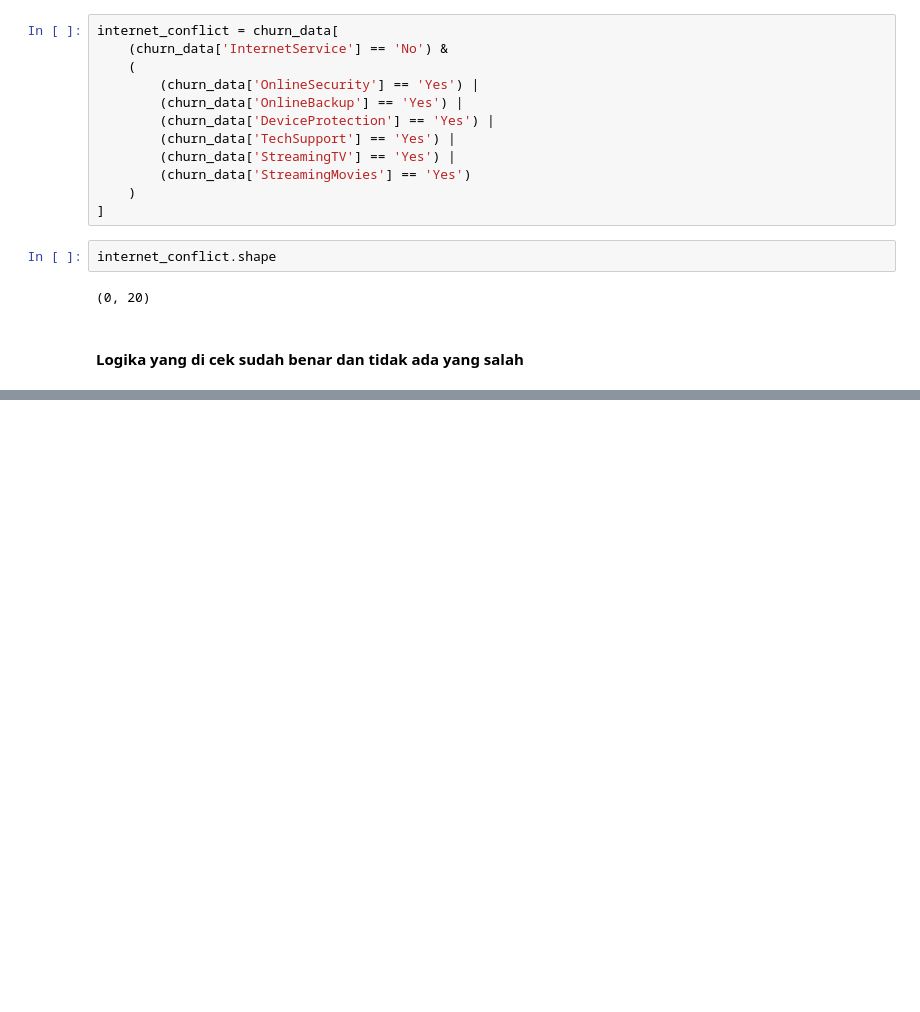
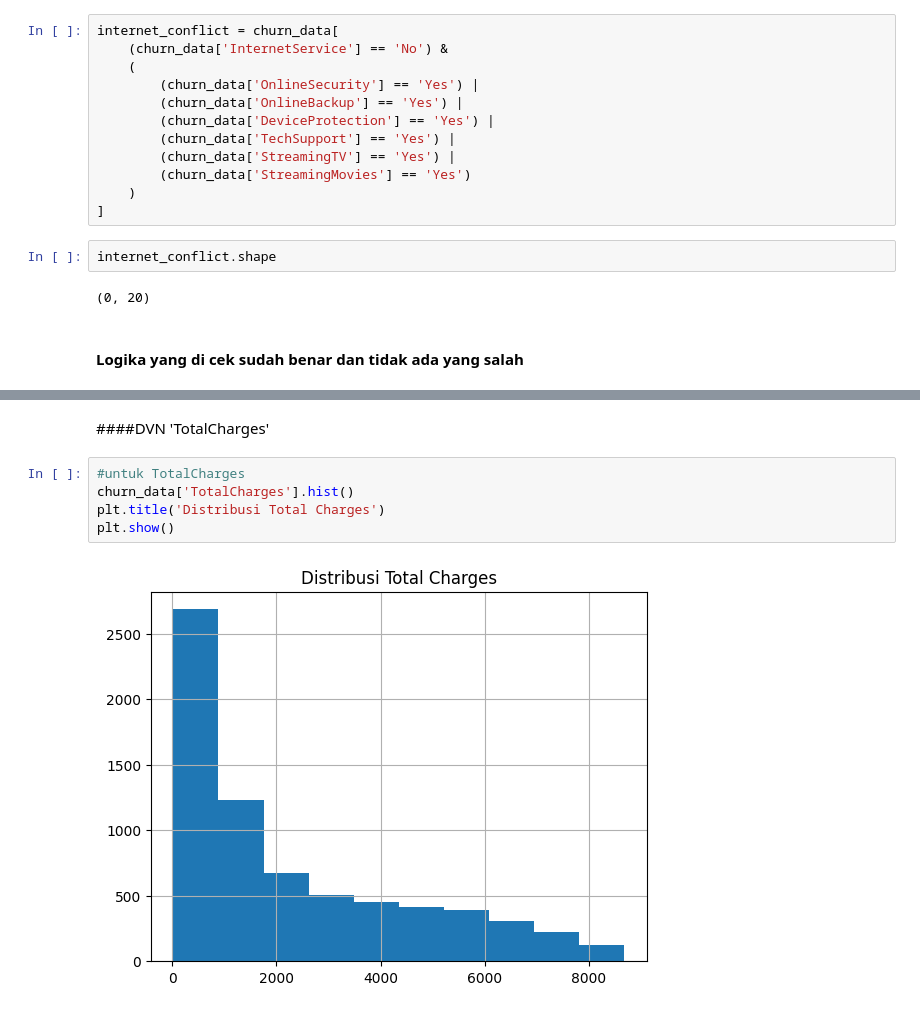
Before and after one commit to kumisganteng/Data-Analytics-Projects, a Jupyter notebook: Improving_Customer_Retention_Analysis.ipynb, the cells around one changed output, grey strips where cells are left out. Drawn from its saved outputs; the diff is of its cells as text; blank space fills up the shorter version.

```diff
--- a/Improving_Customer_Retention_Analysis.ipynb
+++ b/Improving_Customer_Retention_Analysis.ipynb
@@ -383,0 +428,9 @@ internet_conflict.shape
+# %% [markdown]
+####DVN 'TotalCharges'
+# %%
+#untuk TotalCharges
+churn_data['TotalCharges'].hist()
+plt.title('Distribusi Total Charges')
+plt.show()
+# %% [output]
+[figure, added]
```
Also changed, not shown: parts of 36 cells of this notebook.
